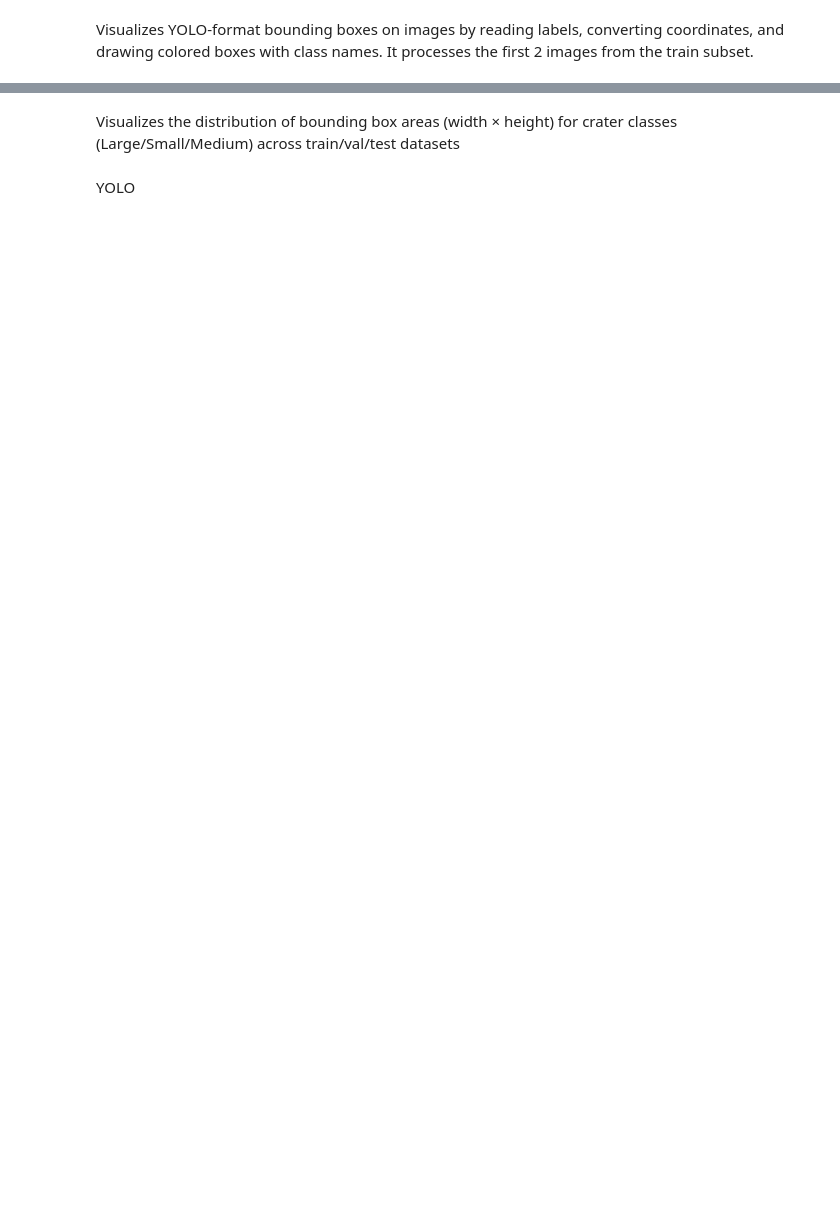
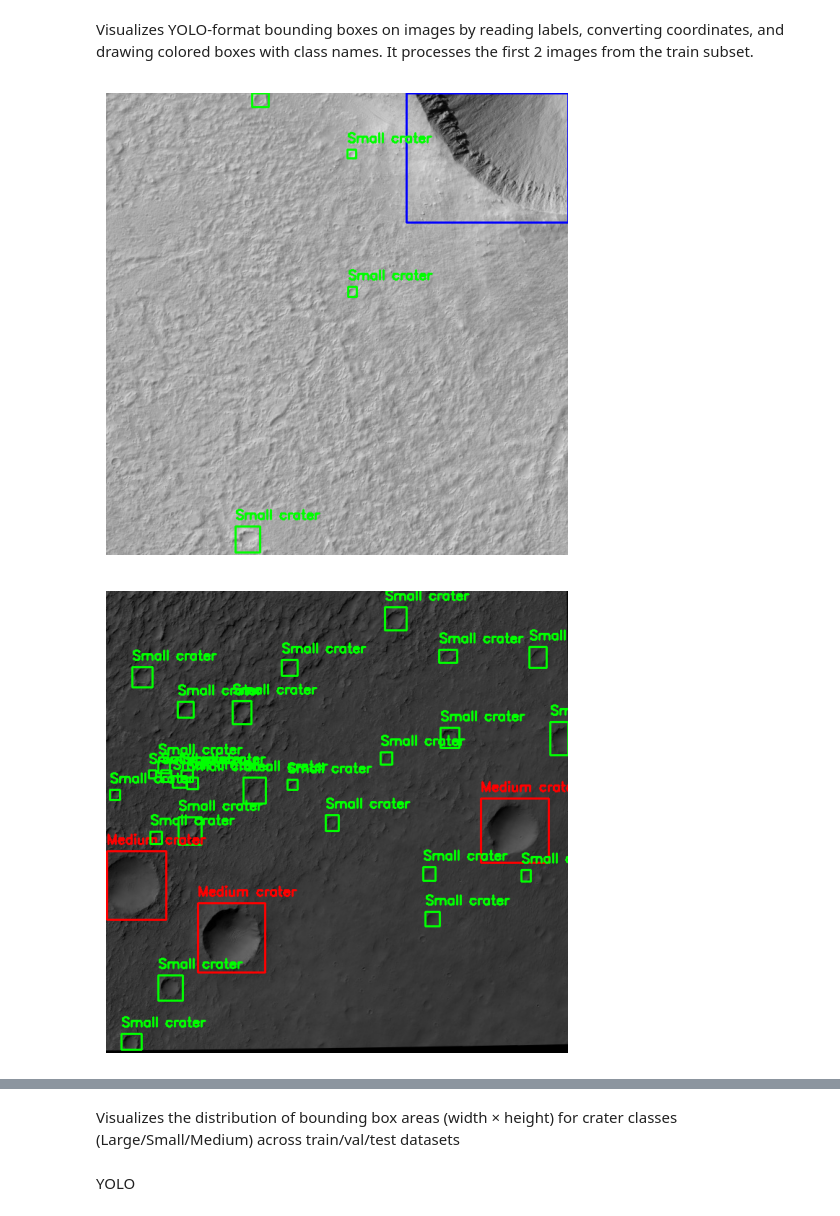
Before and after one commit to sydney-machine-learning/crater-identification, a Jupyter notebook: YOLOv11model/YOLOv11.ipynb, the cells around one changed output, grey strips where cells are left out. Cells and saved outputs as stored; diff of their text form; code cells hidden in the pictures; blank space fills up the shorter version.

Commit message:
Refined comments and updated dataset paths

```diff
--- a/YOLOv11model/YOLOv11.ipynb
+++ b/YOLOv11model/YOLOv11.ipynb
@@ -47,8 +47,9 @@ The number of labels (per class)
 datasets = ["train", "test", "val"]
 
 # DATA PATH
-project_dir = Path(os.getcwd()).parent
-dataset_path = os.path.join(project_dir,"Dataset",'Mars')# For MARS or For MOON
+project_dir = Path(os.getcwd())
+# To retrieve the Moon images and labels, replace 'Mars' with 'Moon'
+dataset_path = os.path.join(project_dir,"Dataset",'Mars')
 
 base_path = os.path.join(dataset_path,'labels')
 
@@ -99,26 +115,29 @@ def visualize_annotations(image_path, label_path, class_map, class_colors):
 # %%
 # Define dataset path
 subset = "train"
 image_folder = os.path.join(dataset_path, "images", subset)
 label_folder = os.path.join(dataset_path, "labels", subset)
 
 # Load class names
 class_map = load_class_names(label_folder)
 
 # Assign distinct colors to each class
 class_colors = {
     0: (255, 0, 0),   # Large crater - Blue
     1: (0, 255, 0),   # Small crater - Green
     2: (0, 0, 255),   # Medium crater - RED
 }
 
 # Get a list of image files (limit to first 3)
-image_files = [f for f in os.listdir(image_folder) if f.endswith(".jpg")][:2]
+image_files = [f for f in os.listdir(image_folder) if f.endswith(".jpg")][:3]
 
 if not image_files:
     print("No images found in the dataset!")
 else:
     for image_file in image_files:
         image_path = os.path.join(image_folder, image_file)
         label_path = os.path.join(label_folder, image_file.replace(".jpg", ".txt"))
         visualize_annotations(image_path, label_path, class_map, class_colors)
+# %% [output]
+[figure, added]
+[figure, added]
```
Also changed, not shown: parts of 6 cells of this notebook, 3 other files.
